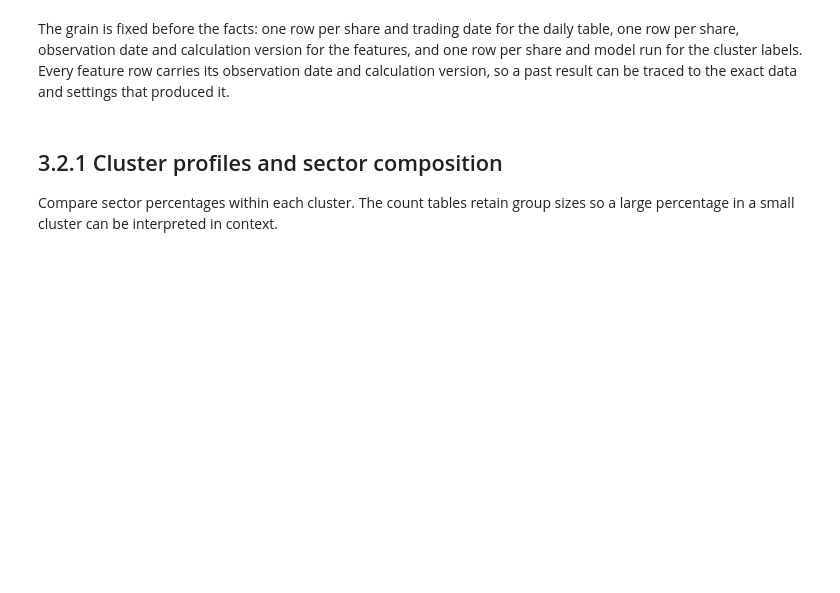
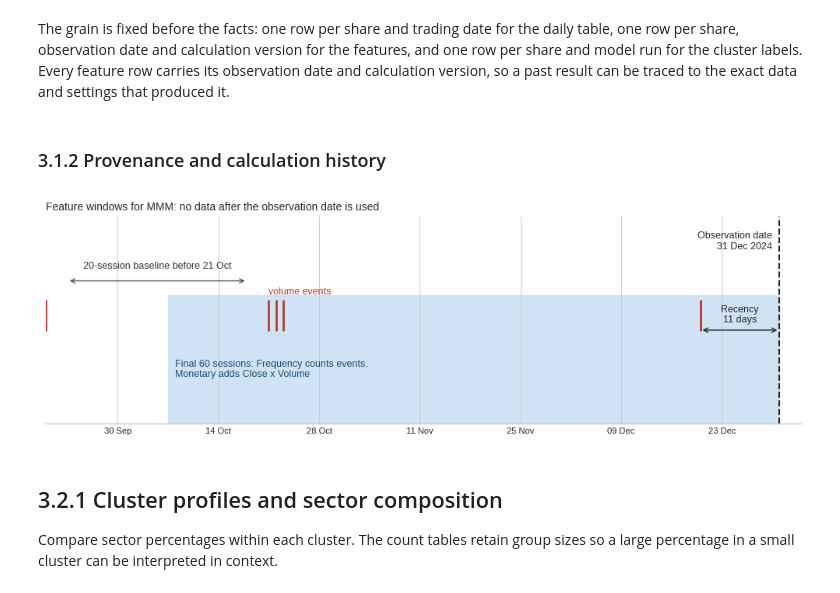
Before and after one commit to Shavina-143/CRM-CW1_w2083673, a Jupyter notebook: CWK1_SP500_Analysis.ipynb, the cells around one changed output. Saved outputs shown, nothing was run; the diff lists cells and outputs as text; code cells hidden in the pictures; blank space fills up the shorter version.

Commit message:
Add 3.1.2 Feature-window timeline for the worked example share

```diff
--- a/CWK1_SP500_Analysis.ipynb
+++ b/CWK1_SP500_Analysis.ipynb
@@ -2049,6 +2080,64 @@ plt.show()
 [figure]
 # %% [markdown]
 The grain is fixed before the facts: one row per share and trading date for the daily table, one row per share, observation date and calculation version for the features, and one row per share and model run for the cluster labels. Every feature row carries its observation date and calculation version, so a past result can be traced to the exact data and settings that produced it.
+# %% [markdown]
+### 3.1.2 Provenance and calculation history
+# %%
+# 3.1.2 Feature-window timeline for the worked example share
+# Run after the worked-example cell. It uses example, latest_sessions,
+# checked_events, observation_date and OUTPUT_DIR, which already exist.
+import matplotlib.pyplot as plt
+import matplotlib.dates as mdates
+import pandas as pd
+
+def draw_feature_window_timeline(example, latest_sessions, events, observation_date,
+                                 share, out_path):
+    sessions = example.index
+    win_start = latest_sessions[0]
+    first_event = min(e for e in events if e in latest_sessions)
+    pos = sessions.get_loc(first_event)
+    base_start, base_end = sessions[pos - 20], sessions[pos - 1]
+    last_event = max(events)
+    recency = (observation_date.date() - last_event.date()).days
+    obs = pd.Timestamp(observation_date)
+
+    fig, ax = plt.subplots(figsize=(10, 3.3))
+    ax.set_ylim(0, 4.2)
+    ax.axvspan(win_start, obs, ymin=0.0, ymax=0.62, color='#cfe3f4', zorder=0)
+    ax.text(win_start + pd.Timedelta(days=1), 1.1,
+            'Final 60 sessions: Frequency counts events,\nMonetary adds Close x Volume',
+            fontsize=9, va='center', color='#1f4e79')
+    ax.annotate('', xy=(base_end, 2.9), xytext=(base_start, 2.9),
+                arrowprops=dict(arrowstyle='<->', color='#555'))
+    ax.text(base_start + (base_end - base_start) / 2, 3.15,
+            f'20-session baseline before {first_event:%d %b}', ha='center', fontsize=9, color='#333')
+    for e in sorted(events):
+        ax.plot([e, e], [1.9, 2.5], color='#c0392b', lw=2)
+    ax.text(first_event, 2.62, 'volume events', fontsize=9, color='#c0392b', ha='left')
+    ax.annotate('', xy=(obs, 1.9), xytext=(last_event, 1.9),
+                arrowprops=dict(arrowstyle='<->', color='#222'))
+    ax.text(last_event + (obs - last_event) / 2, 2.05, f'Recency\n{recency} days',
+            ha='center', fontsize=9)
+    ax.axvline(obs, color='#222', lw=1.5, ls='--')
+    ax.text(obs - pd.Timedelta(days=1), 3.9, f'Observation date\n{obs:%d %b %Y}', ha='right', fontsize=9, va='top')
+    ax.set_yticks([])
+    ax.xaxis.set_major_locator(mdates.WeekdayLocator(byweekday=0, interval=2))
+    ax.xaxis.set_major_formatter(mdates.DateFormatter('%d %b'))
+    ax.tick_params(axis='x', labelsize=8)
+    ax.set_xlim(base_start - pd.Timedelta(days=3), obs + pd.Timedelta(days=3))
+    for s in ('top', 'right', 'left'):
+        ax.spines[s].set_visible(False)
+    ax.set_title(f'Feature windows for {share}: no data after the observation date is used',
+                 fontsize=10, loc='left')
+    fig.tight_layout()
+    fig.savefig(out_path, dpi=200)
+    plt.show()
+
+draw_feature_window_timeline(example, latest_sessions, checked_events,
+                             observation_date, example_share,
+                             OUTPUT_DIR / 'feature_window_timeline.png')
+# %% [output]
+[figure, added]
 # %% [markdown]
 ## 3.2.1 Cluster profiles and sector composition
 Compare sector percentages within each cluster. The count tables retain group sizes so a large percentage in a small cluster can be interpreted in context.
```
Also changed, not shown: parts of 16 cells of this notebook.
